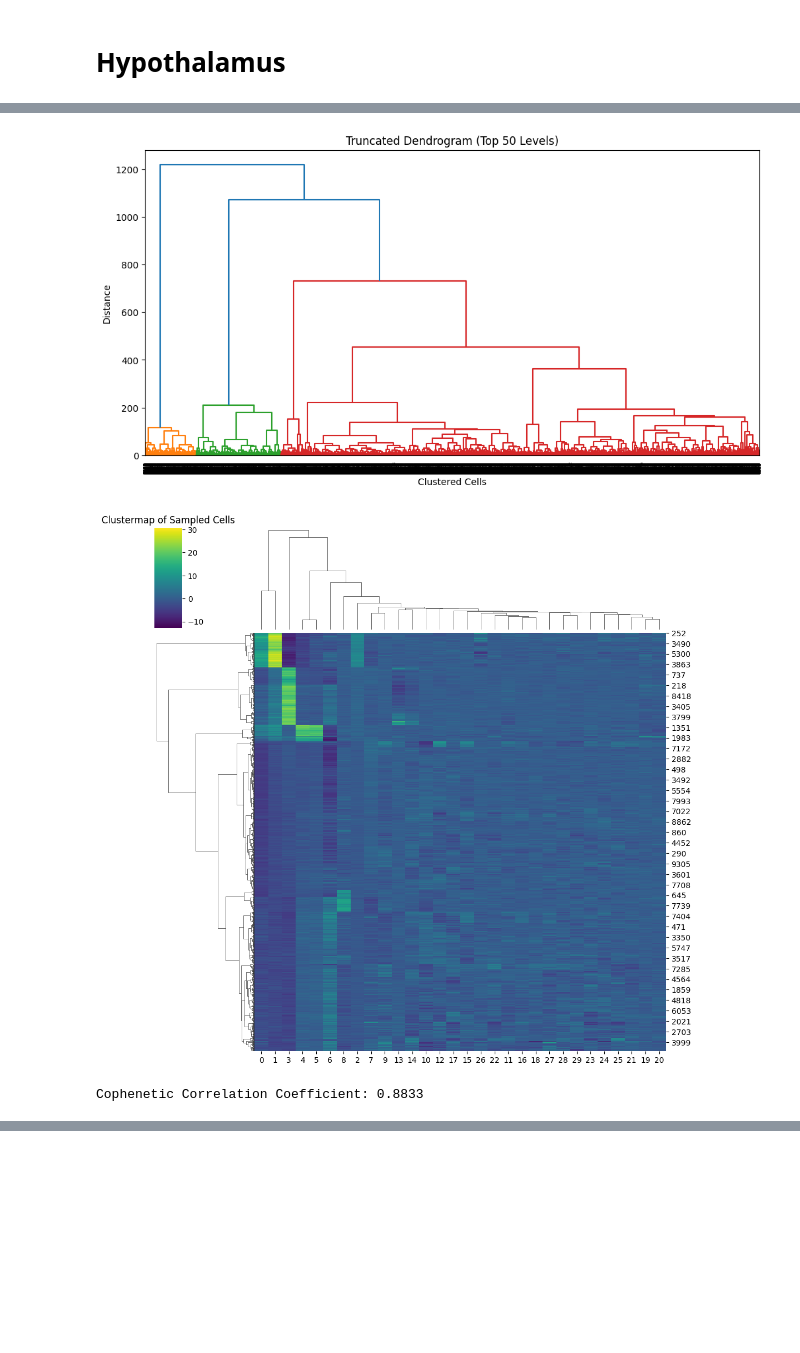
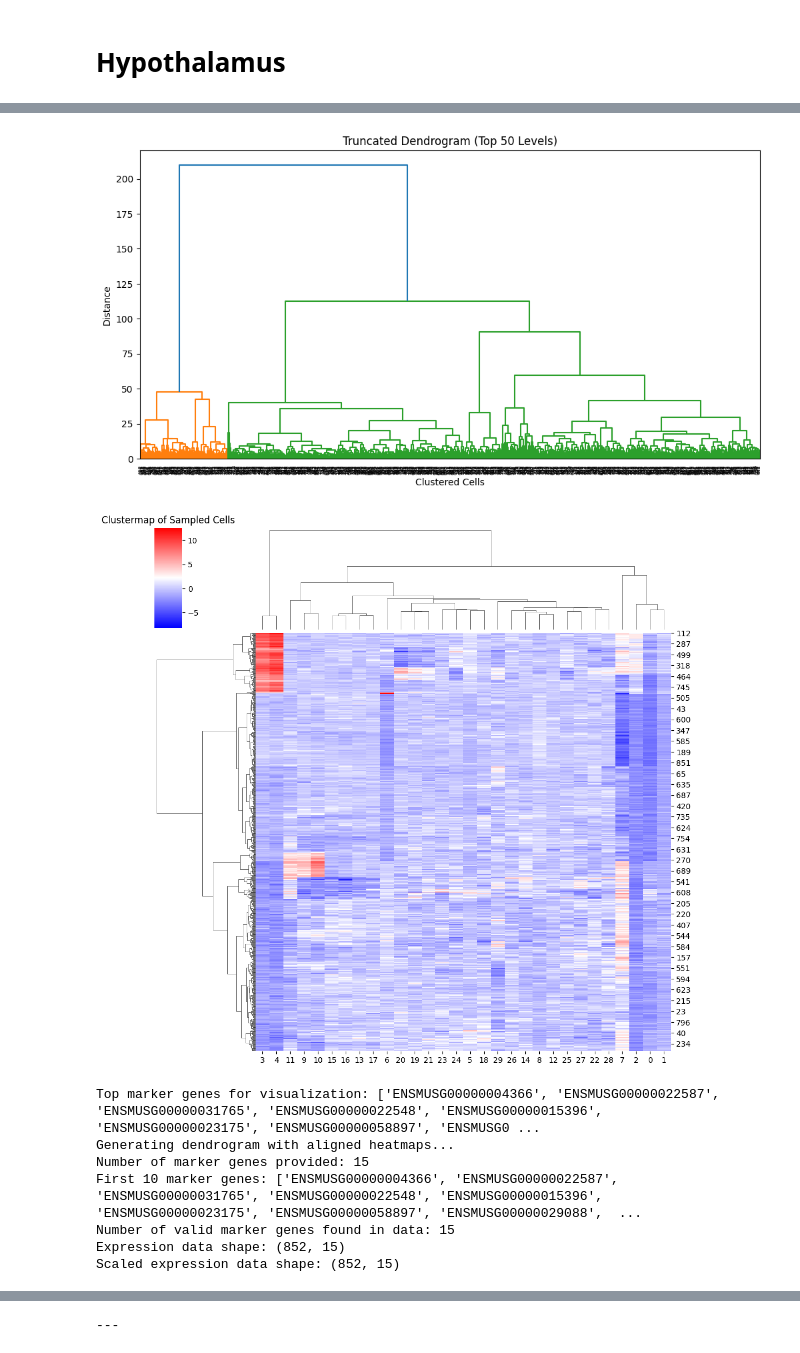
Before and after one commit to vex-me-not/MLKinCompBioFinalProject, a Jupyter notebook: notebooks/clustering.ipynb, the cells around one changed output, grey strips where cells are left out. Cells and saved outputs as stored; diff of their text form; code cells hidden in the pictures; blank space fills up the shorter version.

Commit message:
clust neat

```diff
--- a/notebooks/clustering.ipynb
+++ b/notebooks/clustering.ipynb
@@ -65,13 +77,15 @@ hy_v3 = load_data(hy_v3_path, backed=None)
 # %%
-n = 2_000
-m = 10_000
+n = 1_000
+m = 1_000
 n_pcs = 4
 min_pts = 40
 eps = 2.55
+num_clusters = 3
 
 hierarchical_clustering(
         batches=[hy_v2, hy_v3],
         batch_keys=["hy_v2", "hy_v3"],
+        num_clusters=num_clusters,
         min_pts=min_pts,
         eps=eps,
         n_pcs=n_pcs,
@@ -105,3 +122,9 @@ Noisy cells removed: 549
-[figure, old version]
+[figure, new version]
-[figure, old version]
+[figure, new version]
-Cophenetic Correlation Coefficient: 0.8833
+Top marker genes for visualization: ['ENSMUSG00000004366', 'ENSMUSG00000022587', 'ENSMUSG00000031765', 'ENSMUSG00000022548', 'ENSMUSG00000015396', 'ENSMUSG00000023175', 'ENSMUSG00000058897', 'ENSMUSG0 ...
+Generating dendrogram with aligned heatmaps...
+Number of marker genes provided: 15
+First 10 marker genes: ['ENSMUSG00000004366', 'ENSMUSG00000022587', 'ENSMUSG00000031765', 'ENSMUSG00000022548', 'ENSMUSG00000015396', 'ENSMUSG00000023175', 'ENSMUSG00000058897', 'ENSMUSG00000029088',  ...
+Number of valid marker genes found in data: 15
+Expression data shape: (852, 15)
+Scaled expression data shape: (852, 15)
@@ -107,0 +134 @@ Cophenetic Correlation Coefficient: 0.8833
+---
```
Also changed, not shown: parts of 2 cells of this notebook, 1 other file.
